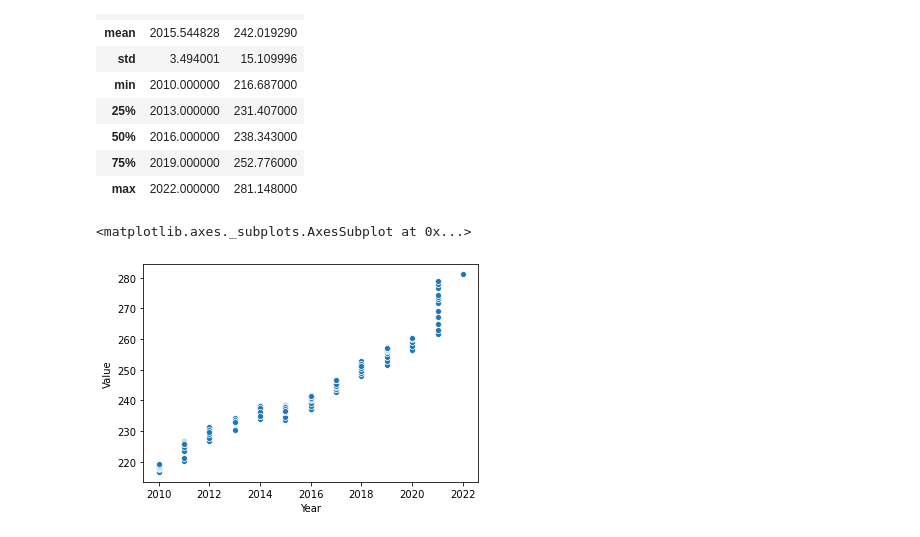
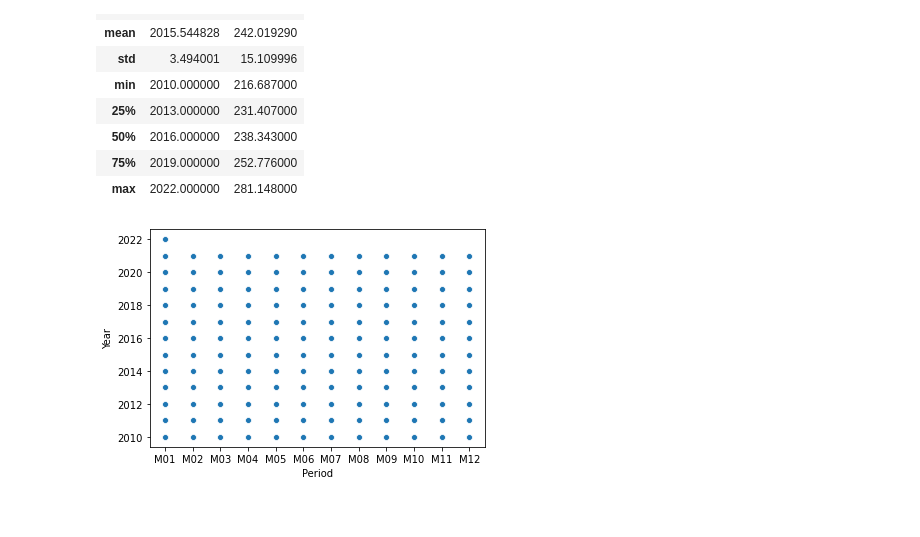
Before and after one commit to techthumb1/bls_project, a Jupyter notebook: notebooks/cpi_analysis_22.ipynb, the cells around one changed output. Cells and saved outputs as stored; diff of their text form; code cells hidden in the pictures.

```diff
--- a/notebooks/cpi_analysis_22.ipynb
+++ b/notebooks/cpi_analysis_22.ipynb
@@ -60,7 +60,6 @@ cpi.describe()
 | 75% | 2019.000000 | 252.776000 |
 | max | 2022.000000 | 281.148000 |
 # %%
-sns.scatterplot(cpi['Year'], cpi['Value'])
+sns.scatterplot(cpi['Period'], cpi['Year']);
 # %% [output]
-<matplotlib.axes._subplots.AxesSubplot at 0x...>
-[figure, old version]
+[figure, new version]
```
Also changed, not shown: parts of 3 cells of this notebook, 3 other files.
